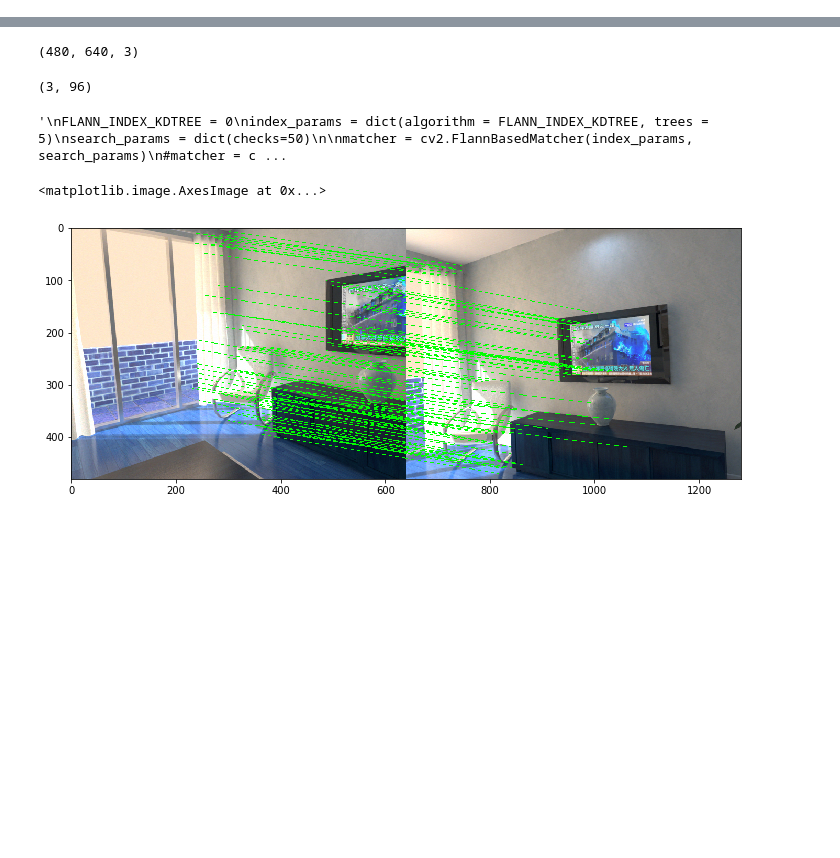
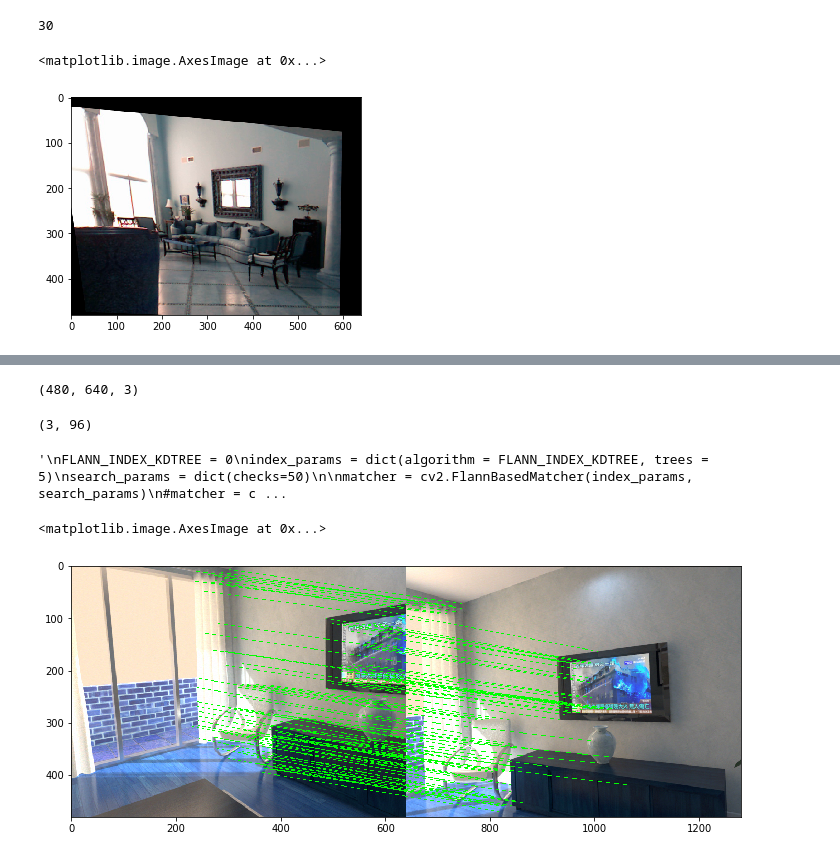
Before and after one commit to tallan007/unccv_image_stitching, a Jupyter notebook: SuperpointStitching.ipynb, the cells around one changed output, grey strips where cells are left out. Saved outputs shown, nothing was run; the diff lists cells and outputs as text; code cells hidden in the pictures; blank space fills up the shorter version.

Commit message:
video Stabilization added to Superpoint stitching

```diff
--- a/SuperpointStitching.ipynb
+++ b/SuperpointStitching.ipynb
@@ -576,3 +663,16 @@ class VideoStreamer(object):
+# %%
+inputpath = "E:/Masterzz/5152-ComputerVision/Project/superpoint/SuperPointPretrainedNetwork/assets/nyu_snippet.mp4"
+vs = VideoStablization()
+stableFrames = vs.stabilize(inputpath)
+# %%
+len(stableFrames)
+# %% [output]
+30
+# %%
+imshow(stableFrames[27])
+# %% [output]
+<matplotlib.image.AxesImage at 0x...>
+[figure, added]
 # %%
 def drawMatches(image1, image2, kps1, kps2, matches):
     # initialize the output visualization image
```
Also changed, not shown: parts of 4 cells of this notebook.
